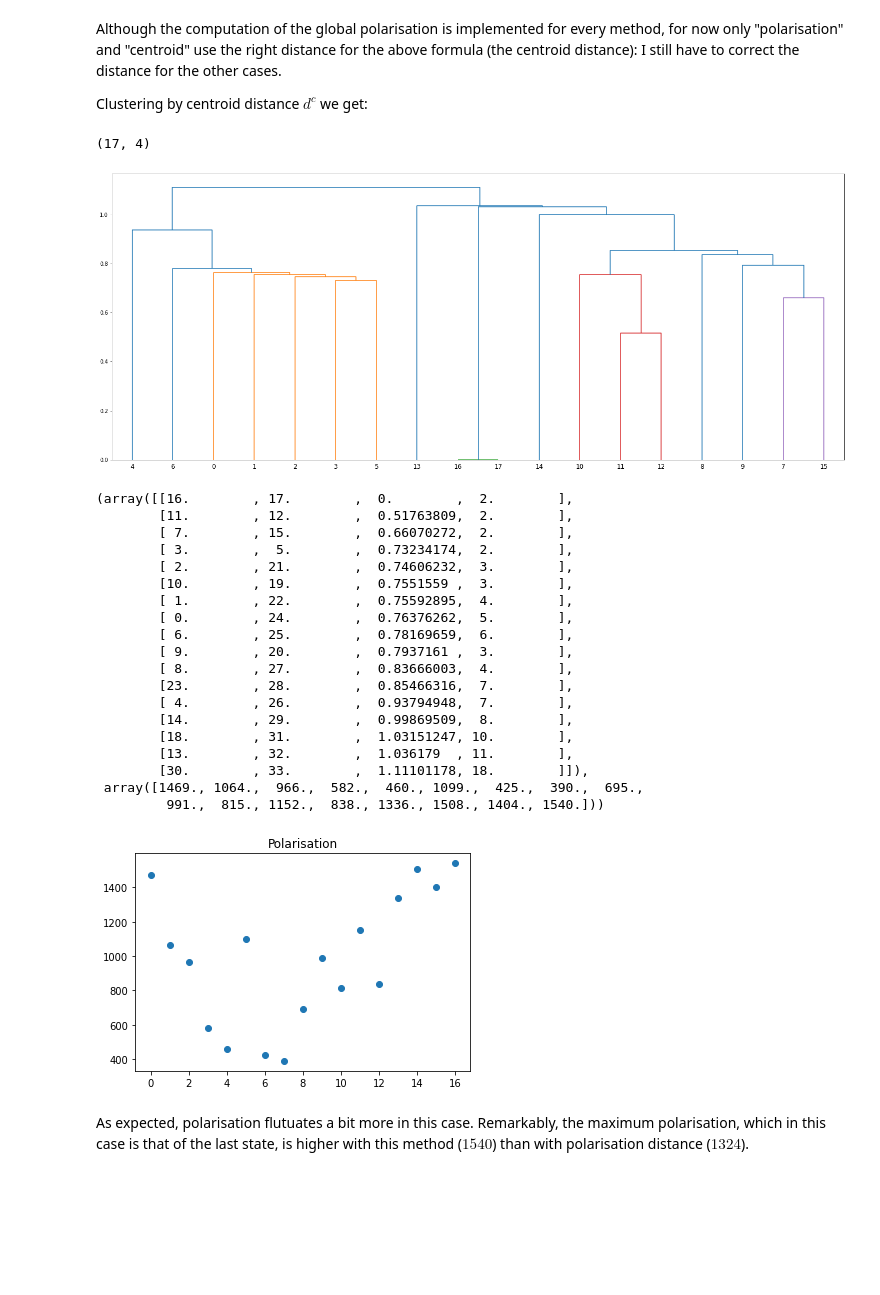
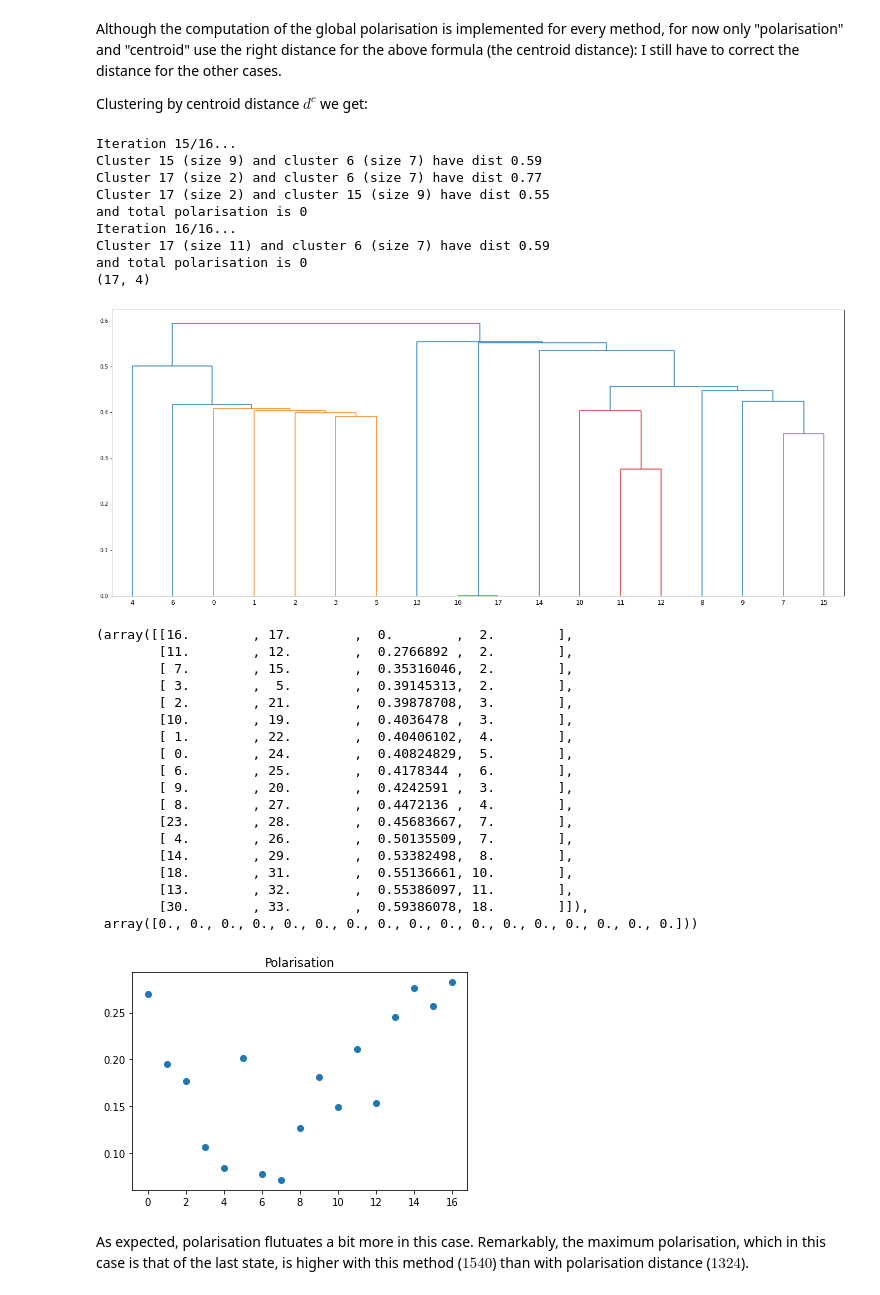
Before and after one commit to adrifcid/polarisation, a Jupyter notebook: notebooks/SouthernWomen.ipynb, the cells around one changed output. Cells and saved outputs as stored; diff of their text form; code cells hidden in the pictures; blank space fills up the shorter version.

```diff
--- a/notebooks/SouthernWomen.ipynb
+++ b/notebooks/SouthernWomen.ipynb
@@ -190,6 +190,8 @@ for i, wi in enumerate(women):
 print(len(phi), n_women*(n_women-1)/2)
 #turn correlations to Euclidean distances (the phi are somewhat like the cosine)
 d = np.sqrt(2*(1-np.array(phi)))
+d /= max(d)
+
 d.shape
 # %% [output]
 153 153.0
@@ -361,15 +378,23 @@ Clustering by centroid distance $d^c$ we get:
 # %%
 from scipy.cluster.hierarchy import dendrogram
 from utils.clustering import agglomerative_clustering
 
-z_ctr, pol = agglomerative_clustering(d, method='centroid', alpha=1, K=1)
+z_ctr, pol = agglomerative_clustering(d, method='centroid', alpha=1, K=None)
 print(z_ctr.shape)
 fig = plt.figure(figsize=(25, 10))
 dn = dendrogram(z_ctr)
 plt.show()
 # %% [output]
+Iteration 15/16...
+Cluster 15 (size 9) and cluster 6 (size 7) have dist 0.59
+Cluster 17 (size 2) and cluster 6 (size 7) have dist 0.77
+Cluster 17 (size 2) and cluster 15 (size 9) have dist 0.55
+and total polarisation is 0
+Iteration 16/16...
+Cluster 17 (size 11) and cluster 6 (size 7) have dist 0.59
+and total polarisation is 0
 (17, 4)
-[figure, old version]
+[figure, new version]
 # %%
 #have to change np print option by activating suppression;
 #otherwise everything appears in lengthy scientific notation due to large distance (819)
@@ -378,24 +403,23 @@ np.set_printoptions(suppress=True)
 z_ctr, np.round(pol)
 # %% [output]
 (array([[16.        , 17.        ,  0.        ,  2.        ],
-        [11.        , 12.        ,  0.51763809,  2.        ],
-        [ 7.        , 15.        ,  0.66070272,  2.        ],
-        [ 3.        ,  5.        ,  0.73234174,  2.        ],
-        [ 2.        , 21.        ,  0.74606232,  3.        ],
-        [10.        , 19.        ,  0.7551559 ,  3.        ],
-        [ 1.        , 22.        ,  0.75592895,  4.        ],
-        [ 0.        , 24.        ,  0.76376262,  5.        ],
-        [ 6.        , 25.        ,  0.78169659,  6.        ],
-        [ 9.        , 20.        ,  0.7937161 ,  3.        ],
-        [ 8.        , 27.        ,  0.83666003,  4.        ],
-        [23.        , 28.        ,  0.85466316,  7.        ],
-        [ 4.        , 26.        ,  0.93794948,  7.        ],
-        [14.        , 29.        ,  0.99869509,  8.        ],
-        [18.        , 31.        ,  1.03151247, 10.        ],
-        [13.        , 32.        ,  1.036179  , 11.        ],
-        [30.        , 33.        ,  1.11101178, 18.        ]]),
- array([1469., 1064.,  966.,  582.,  460., 1099.,  425.,  390.,  695.,
-         991.,  815., 1152.,  838., 1336., 1508., 1404., 1540.]))
+        [11.        , 12.        ,  0.2766892 ,  2.        ],
+        [ 7.        , 15.        ,  0.35316046,  2.        ],
+        [ 3.        ,  5.        ,  0.39145313,  2.        ],
+        [ 2.        , 21.        ,  0.39878708,  3.        ],
+        [10.        , 19.        ,  0.4036478 ,  3.        ],
+        [ 1.        , 22.        ,  0.40406102,  4.        ],
+        [ 0.        , 24.        ,  0.40824829,  5.        ],
+        [ 6.        , 25.        ,  0.4178344 ,  6.        ],
+        [ 9.        , 20.        ,  0.4242591 ,  3.        ],
+        [ 8.        , 27.        ,  0.4472136 ,  4.        ],
+        [23.        , 28.        ,  0.45683667,  7.        ],
+        [ 4.        , 26.        ,  0.50135509,  7.        ],
+        [14.        , 29.        ,  0.53382498,  8.        ],
+        [18.        , 31.        ,  0.55136661, 10.        ],
+        [13.        , 32.        ,  0.55386097, 11.        ],
+        [30.        , 33.        ,  0.59386078, 18.        ]]),
+ array([0., 0., 0., 0., 0., 0., 0., 0., 0., 0., 0., 0., 0., 0., 0., 0., 0.]))
 # %%
 from matplotlib import pyplot as plt
 #print(pol.shape)
@@ -403,7 +427,7 @@ plt.plot(pol, "o")
 plt.title("Polarisation")
 plt.show()
 # %% [output]
-[figure, old version]
+[figure, new version]
 # %% [markdown]
 As expected, polarisation flutuates a bit more in this case. Remarkably, the maximum polarisation, which in this case is that of the last state, is higher with this method ($1540$) than with polarisation distance ($1324$).
 # %% [markdown]
```
Also changed, not shown: parts of 13 cells of this notebook, 5 other files.
